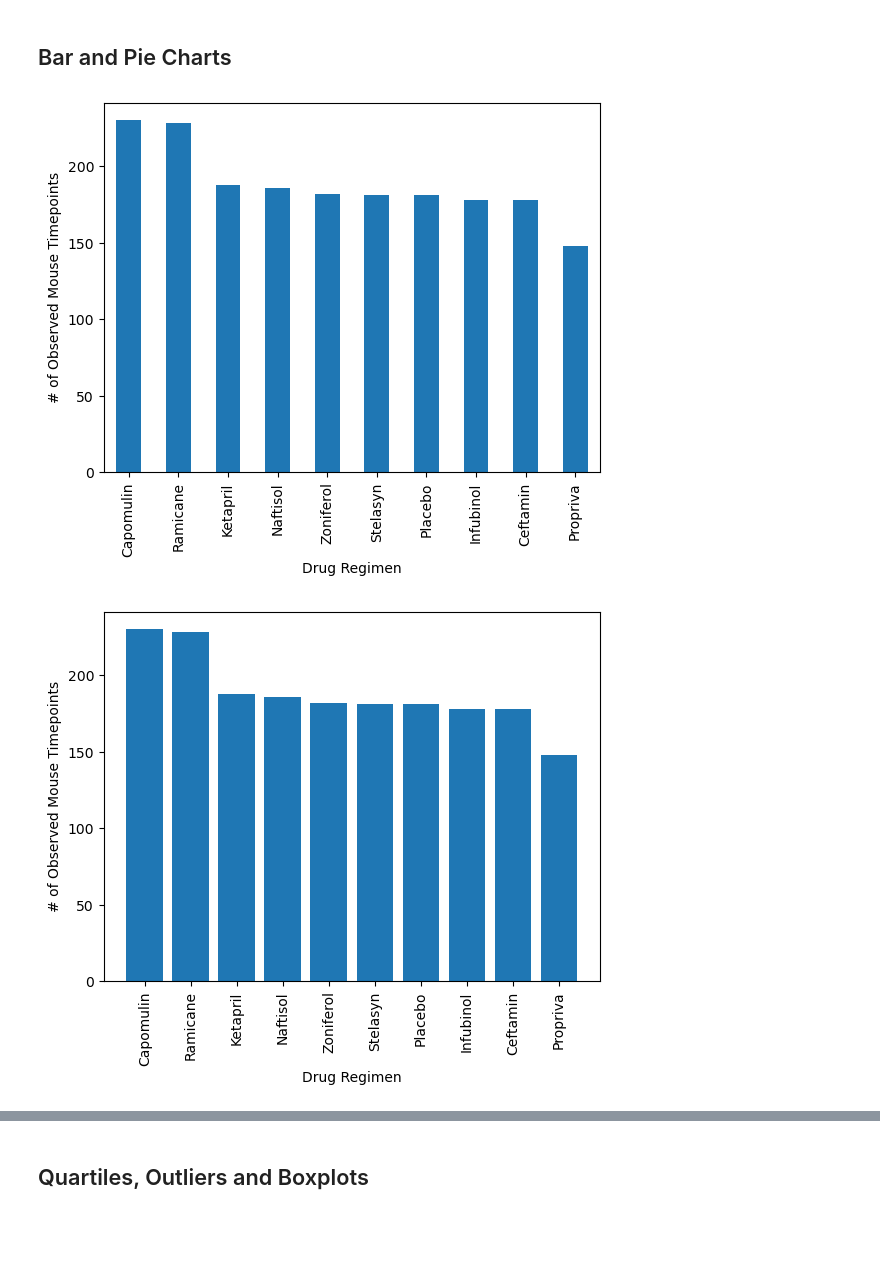
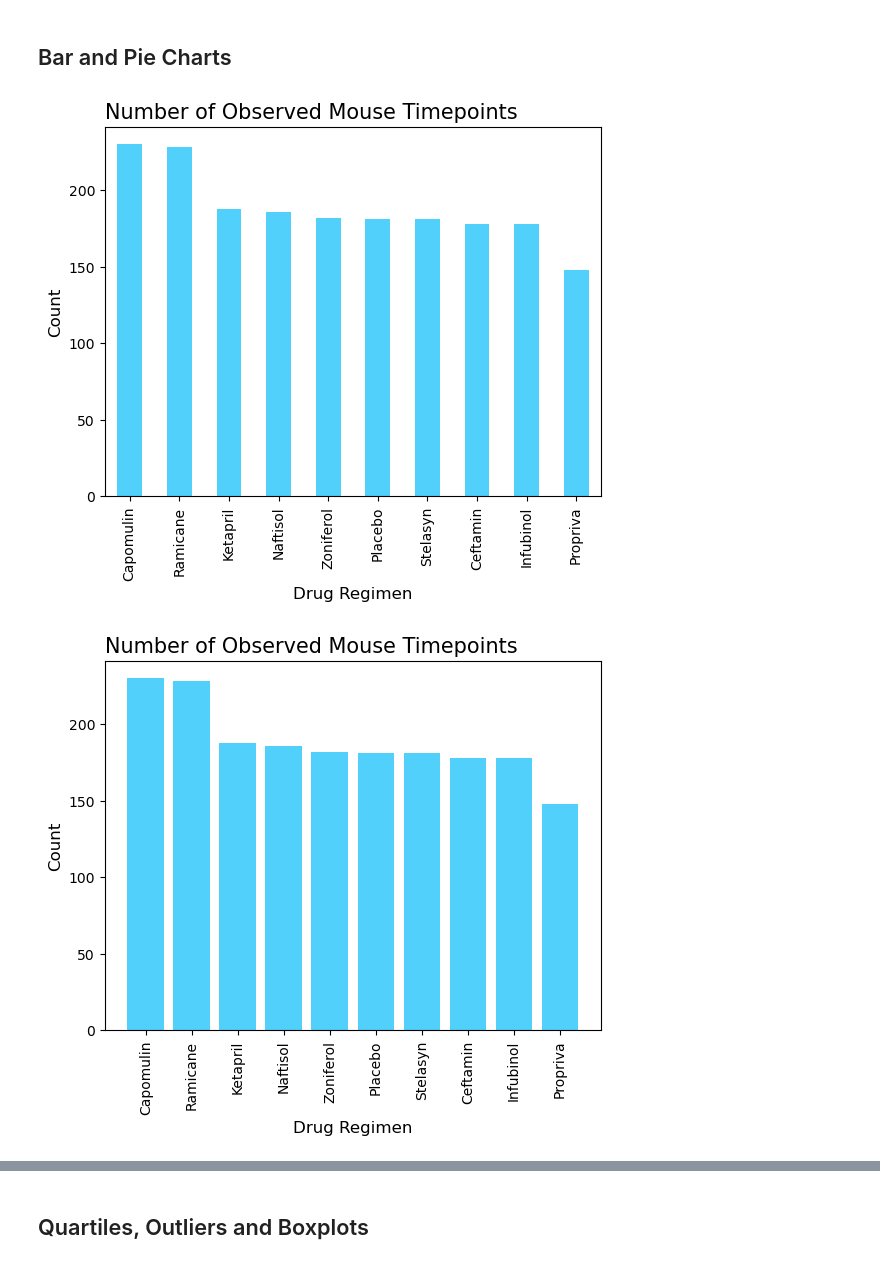
Before and after one commit to dejesusalcala/matplotlib-challenge, a Jupyter notebook: Pymaceuticals/pymaceuticals.ipynb, the cells around one changed output, grey strips where cells are left out. Cells and saved outputs as stored; diff of their text form; code cells hidden in the pictures; blank space fills up the shorter version.

Commit message:
Added graphs to analysis

```diff
--- a/Pymaceuticals/pymaceuticals.ipynb
+++ b/Pymaceuticals/pymaceuticals.ipynb
@@ -167,11 +167,55 @@ CleanedMainDF.groupby("Drug Regimen").agg({"Tumor Volume (mm3)":["mean","median"
 | Zoniferol | 53.236507 | 51.818479 | 48.533355 | 6.966589 | 0.516398 |
 # %% [markdown]
 ## Bar and Pie Charts
+# %%
+# Prepare our data for bar graphs
+
+# Colors to use for bar graphs
+
+light_blue = "#50d0fb"
+
+# Series data for bar plots
+
+DrugCountSeries = CleanedMainDF.groupby(by = "Drug Regimen").count()["Timepoint"]
+DrugCountSeries = DrugCountSeries.sort_values(ascending = False)
+
+# Let's first extract our data from the series object into two lists
+drug_list = list(DrugCountSeries.index)
+drug_counts = list(DrugCountSeries)
+
+# Create a data frame from our lists
+DrugCountDF = pd.DataFrame(
+    {
+        "drugs": drug_list,
+        "counts": drug_counts
+    }
+)
 # %%
 # Generate a bar plot showing the total number of rows (Mouse ID/Timepoints) for each drug regimen using Pandas.
+
+BarPlot1 = DrugCountDF.plot(kind = "bar",
+                            x = "drugs",
+                            y = "counts",
+                            color = light_blue)
+
+BarPlot1.set_ylabel("Count", fontsize = 12)
+BarPlot1.set_xlabel("Drug Regimen", fontsize = 12)
+BarPlot1.set_title("Number of Observed Mouse Timepoints", fontsize = 15, loc = "left")
+BarPlot1.get_legend().remove()
+
+plt.show()
 # %% [output]
-[figure, old version]
+[figure, new version]
 # %%
 # Generate a bar plot showing the total number of rows (Mouse ID/Timepoints) for each drug regimen using pyplot.
+
+# Method 1: Using two lists to plot
+
+plt.bar(x = drug_list, height = drug_counts, color = light_blue)
+plt.title("Number of Observed Mouse Timepoints", fontsize = 15, loc = "left")
+plt.xlabel("Drug Regimen", fontsize = 12)
+plt.ylabel("Count", fontsize = 12)
+plt.xticks(rotation = 90)
+plt.show()
 # %% [output]
-[figure, old version]
+[figure, new version]
```
Also changed, not shown: parts of 6 cells of this notebook.
